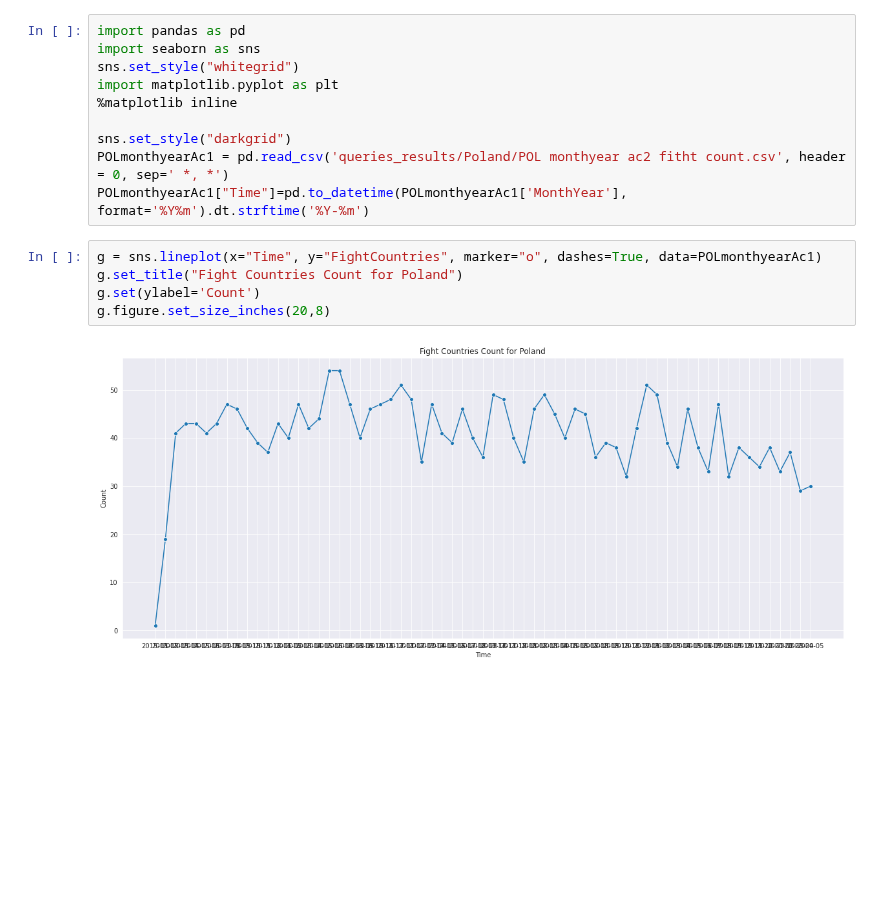
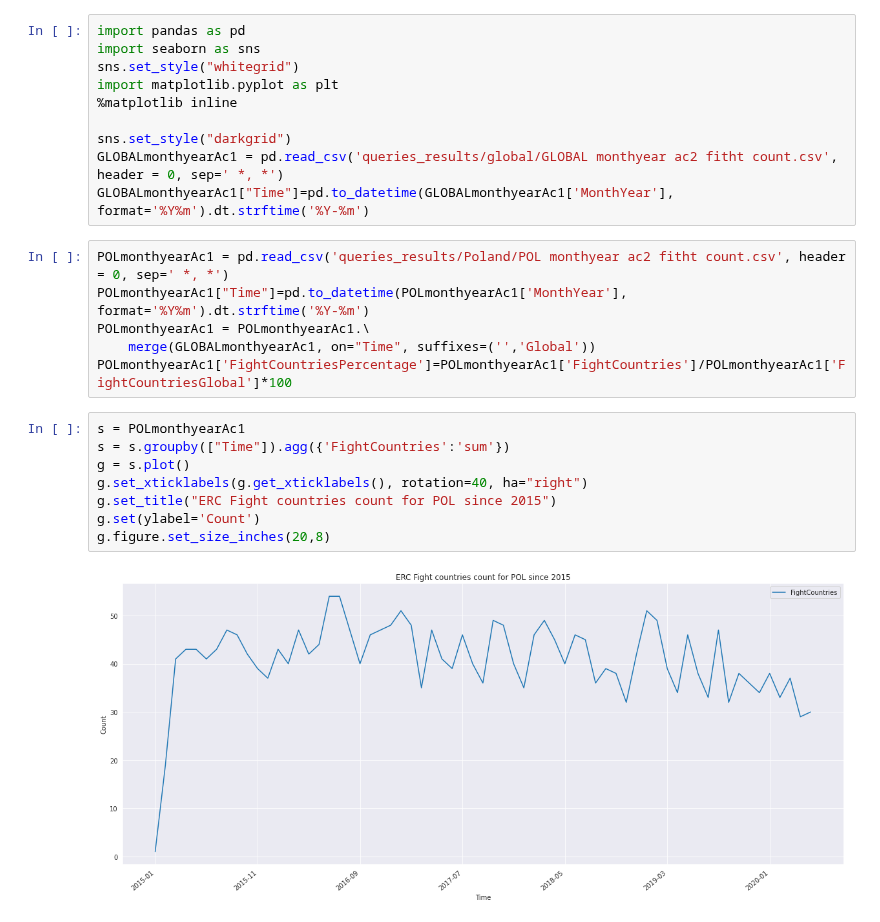
Before and after one commit to mijapa/GDELT, a Jupyter notebook: POL monthyear fight.ipynb, the cells around one changed output. Drawn from its saved outputs; the diff is of its cells as text; blank space fills up the shorter version.

Commit message:
Add fight data and analysis

```diff
--- a/POL monthyear fight.ipynb
+++ b/POL monthyear fight.ipynb
@@ -6,12 +6,21 @@ import matplotlib.pyplot as plt
 %matplotlib inline
 
 sns.set_style("darkgrid")
-POLmonthyearAc1 = pd.read_csv('queries_results/Poland/POL monthyear ac2 fitht count.csv', header = 0, sep=' *, *')
-POLmonthyearAc1["Time"]=pd.to_datetime(POLmonthyearAc1['MonthYear'], format='%Y%m').dt.strftime('%Y-%m')
+GLOBALmonthyearAc1 = pd.read_csv('queries_results/global/GLOBAL monthyear ac2 fitht count.csv', header = 0, sep=' *, *')
+GLOBALmonthyearAc1["Time"]=pd.to_datetime(GLOBALmonthyearAc1['MonthYear'], format='%Y%m').dt.strftime('%Y-%m')
-# %%
-g = sns.lineplot(x="Time", y="FightCountries", marker="o", dashes=True, data=POLmonthyearAc1)
-g.set_title("Fight Countries Count for Poland")
-g.set(ylabel='Count')
-g.figure.set_size_inches(20,8)
-# %% [output]
-[figure, removed]
+# %%
+POLmonthyearAc1 = pd.read_csv('queries_results/Poland/POL monthyear ac2 fitht count.csv', header = 0, sep=' *, *')
+POLmonthyearAc1["Time"]=pd.to_datetime(POLmonthyearAc1['MonthYear'], format='%Y%m').dt.strftime('%Y-%m')
+POLmonthyearAc1 = POLmonthyearAc1.\
+    merge(GLOBALmonthyearAc1, on="Time", suffixes=('','Global'))
+POLmonthyearAc1['FightCountriesPercentage']=POLmonthyearAc1['FightCountries']/POLmonthyearAc1['FightCountriesGlobal']*100
+# %%
+s = POLmonthyearAc1
+s = s.groupby(["Time"]).agg({'FightCountries':'sum'})
+g = s.plot()
+g.set_xticklabels(g.get_xticklabels(), rotation=40, ha="right")
+g.set_title("ERC Fight countries count for POL since 2015")
+g.set(ylabel='Count')
+g.figure.set_size_inches(20,8)
+# %% [output]
+[figure, added]
```
Also changed, not shown: parts of 1 cell of this notebook, 19 other files.
